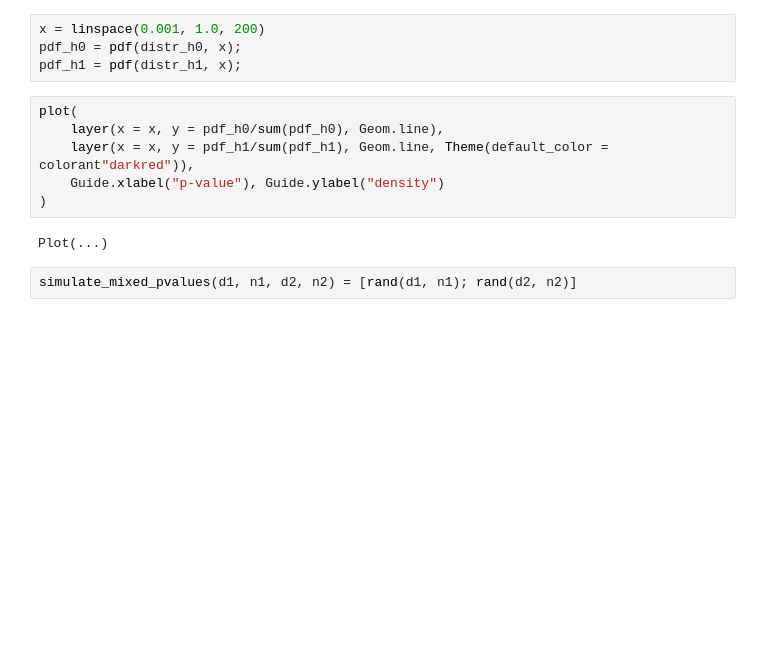
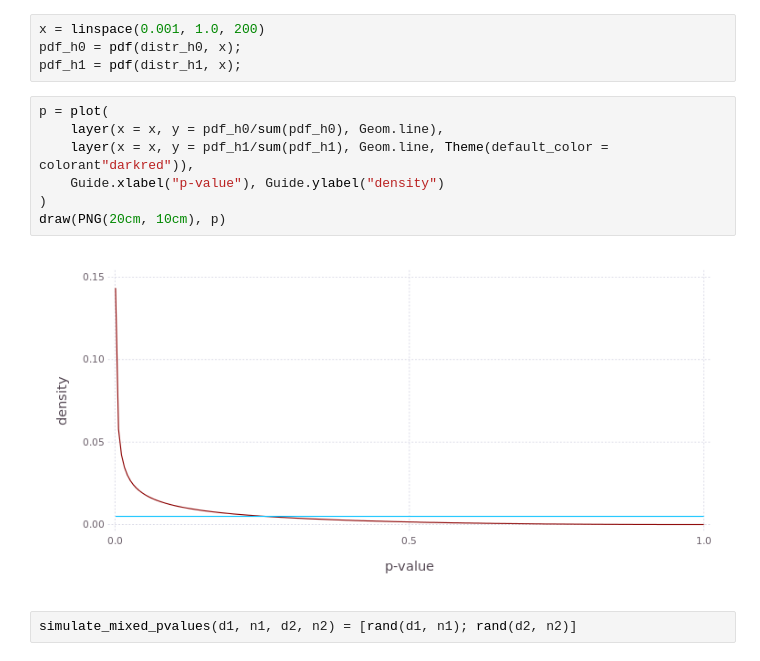
Before and after one commit to juliangehring/MultipleTesting.jl, a Jupyter notebook: doc/notebooks/pi0-estimation.ipynb, the cells around one changed output. Drawn from its saved outputs; the diff is of its cells as text; blank space fills up the shorter version.

Commit message:
Notebook: New π0 estimator, PNG figures

```diff
--- a/doc/notebooks/pi0-estimation.ipynb
+++ b/doc/notebooks/pi0-estimation.ipynb
@@ -20,13 +21,14 @@ x = linspace(0.001, 1.0, 200)
 pdf_h0 = pdf(distr_h0, x);
 pdf_h1 = pdf(distr_h1, x);
 # %%
-plot(
+p = plot(
     layer(x = x, y = pdf_h0/sum(pdf_h0), Geom.line),
     layer(x = x, y = pdf_h1/sum(pdf_h1), Geom.line, Theme(default_color = colorant"darkred")),
     Guide.xlabel("p-value"), Guide.ylabel("density")
 )
+draw(PNG(20cm, 10cm), p)
 # %% [output]
-Plot(...)
+[figure, added]
 # %%
 simulate_mixed_pvalues(d1, n1, d2, n2) = [rand(d1, n1); rand(d2, n2)]
 # %% [output]
```
Also changed, not shown: parts of 6 cells of this notebook.
